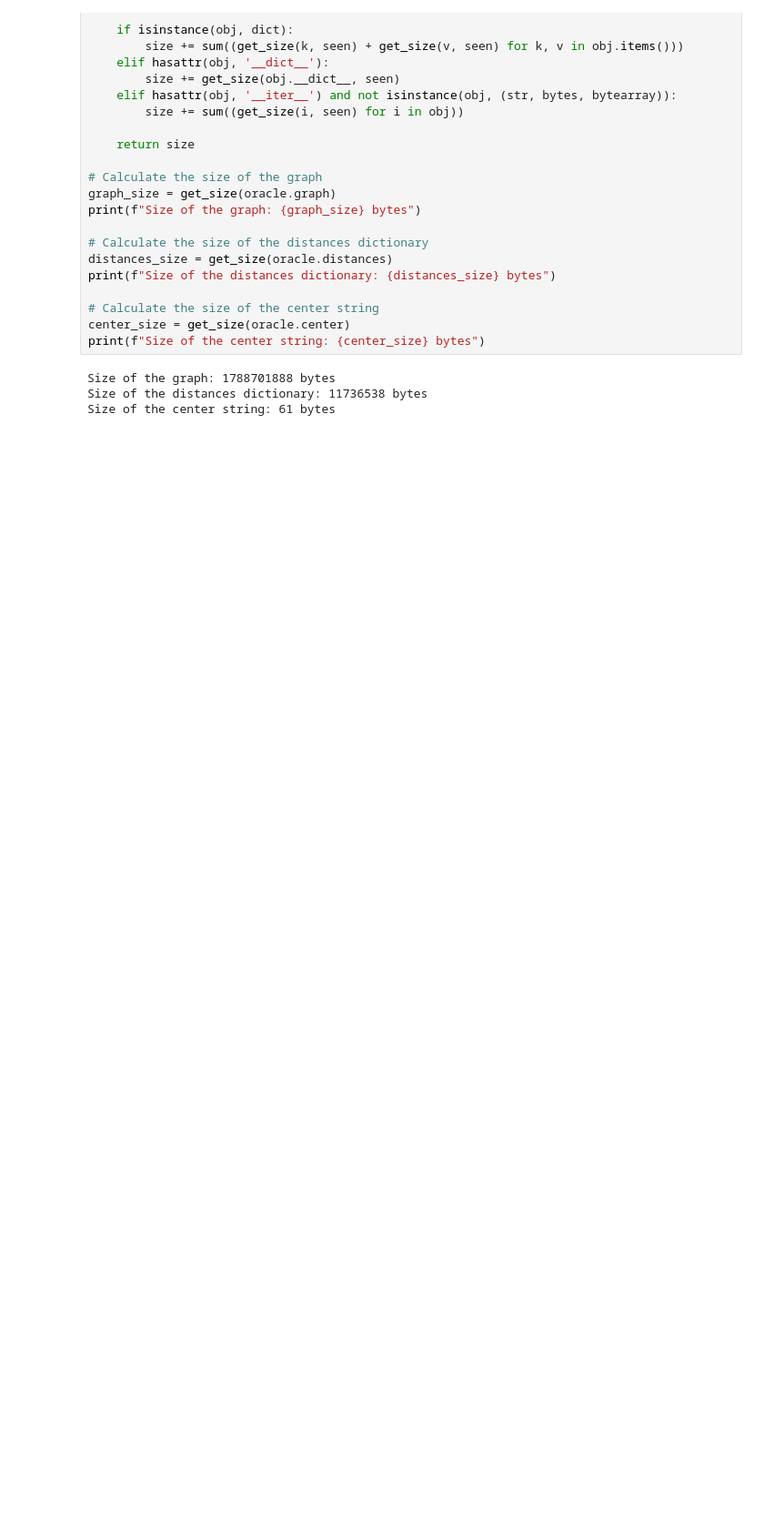
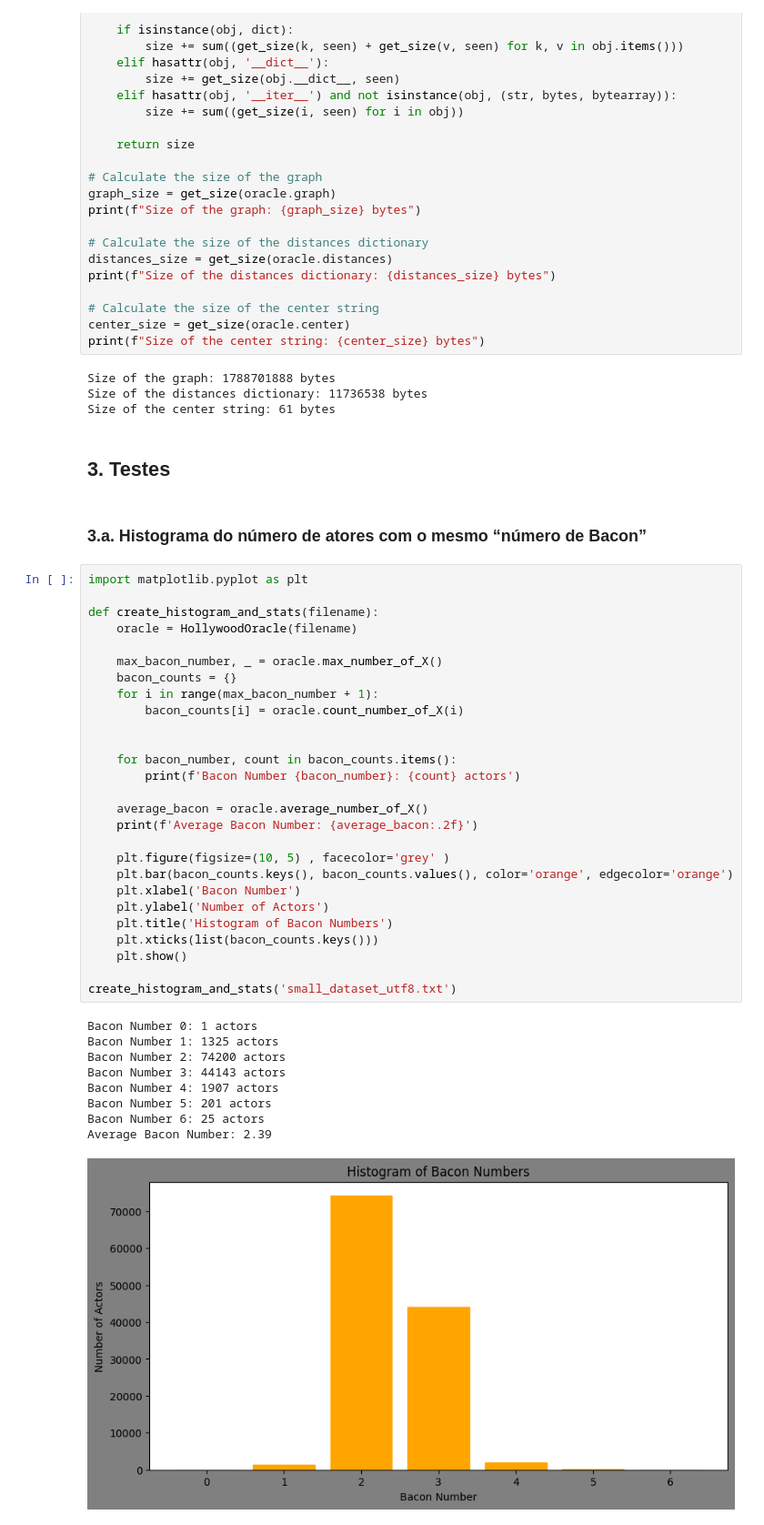
Before and after one commit to Andrxwwww/BaconOracle, a Jupyter notebook: BaconOracle.ipynb, the cells around one changed output. Shown at 91% size. Drawn from its saved outputs; the diff is of its cells as text; blank space fills up the shorter version.

```diff
--- a/BaconOracle.ipynb
+++ b/BaconOracle.ipynb
@@ -413,3 +425,44 @@ print(f"Size of the center string: {center_size} bytes")
 Size of the graph: 1788701888 bytes
 Size of the distances dictionary: 11736538 bytes
 Size of the center string: 61 bytes
+# %% [markdown]
+## 3. Testes
+# %% [markdown]
+### 3.a. Histograma do número de atores com o mesmo “número de Bacon”
+# %%
+import matplotlib.pyplot as plt
+
+def create_histogram_and_stats(filename):
+    oracle = HollywoodOracle(filename)
+
+    max_bacon_number, _ = oracle.max_number_of_X()
+    bacon_counts = {}
+    for i in range(max_bacon_number + 1):
+        bacon_counts[i] = oracle.count_number_of_X(i)
+
+
+    for bacon_number, count in bacon_counts.items():
+        print(f'Bacon Number {bacon_number}: {count} actors')
+
+    average_bacon = oracle.average_number_of_X()
+    print(f'Average Bacon Number: {average_bacon:.2f}')
+
+    plt.figure(figsize=(10, 5) , facecolor='grey' )
+    plt.bar(bacon_counts.keys(), bacon_counts.values(), color='orange', edgecolor='orange')
+    plt.xlabel('Bacon Number')
+    plt.ylabel('Number of Actors')
+    plt.title('Histogram of Bacon Numbers')
+    plt.xticks(list(bacon_counts.keys()))
+    plt.show()
+
+create_histogram_and_stats('small_dataset_utf8.txt')
+# %% [output]
+Bacon Number 0: 1 actors
+Bacon Number 1: 1325 actors
+Bacon Number 2: 74200 actors
+Bacon Number 3: 44143 actors
+Bacon Number 4: 1907 actors
+Bacon Number 5: 201 actors
+Bacon Number 6: 25 actors
+Average Bacon Number: 2.39
+[figure, added]
```
Also changed, not shown: parts of 4 cells of this notebook, 1 other file.
